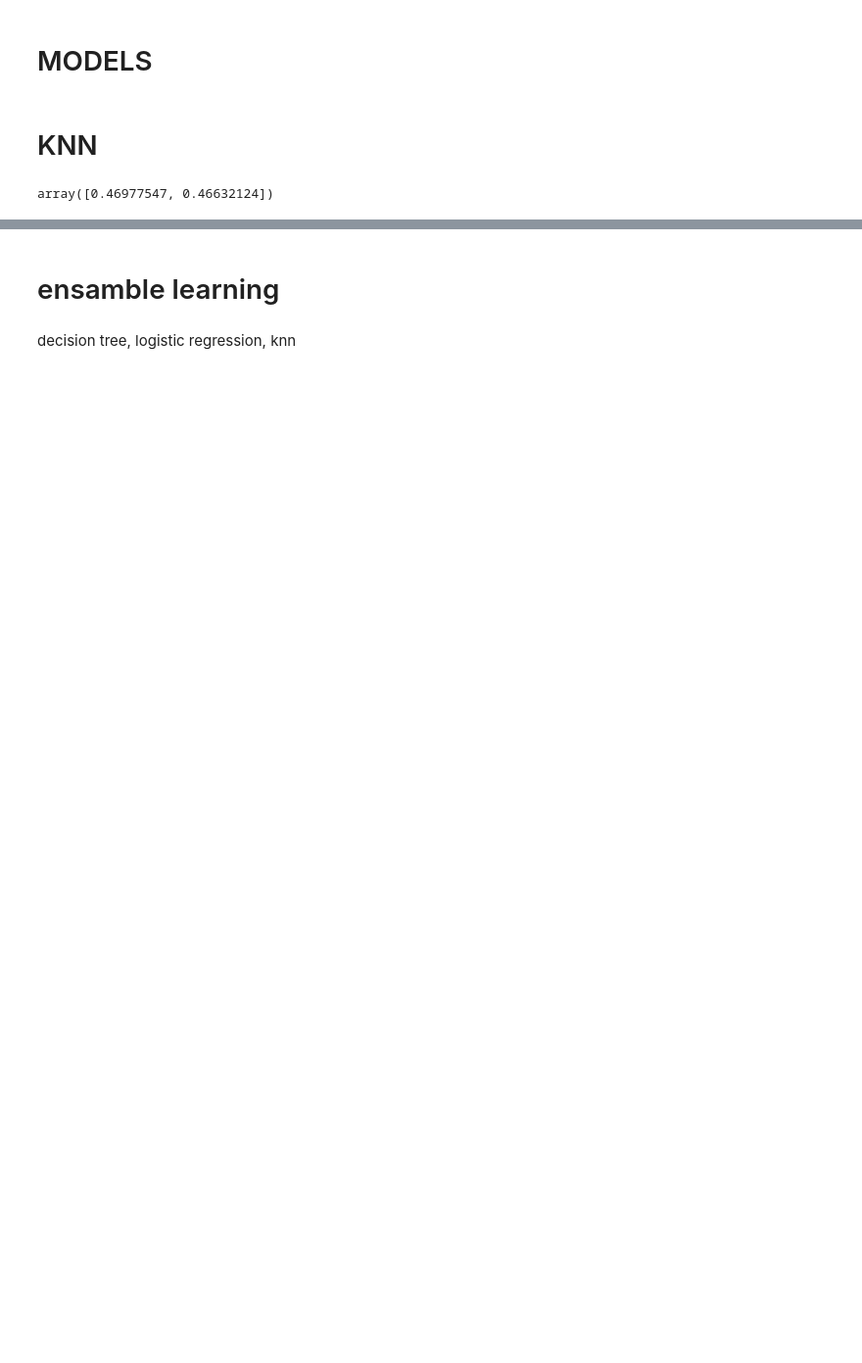
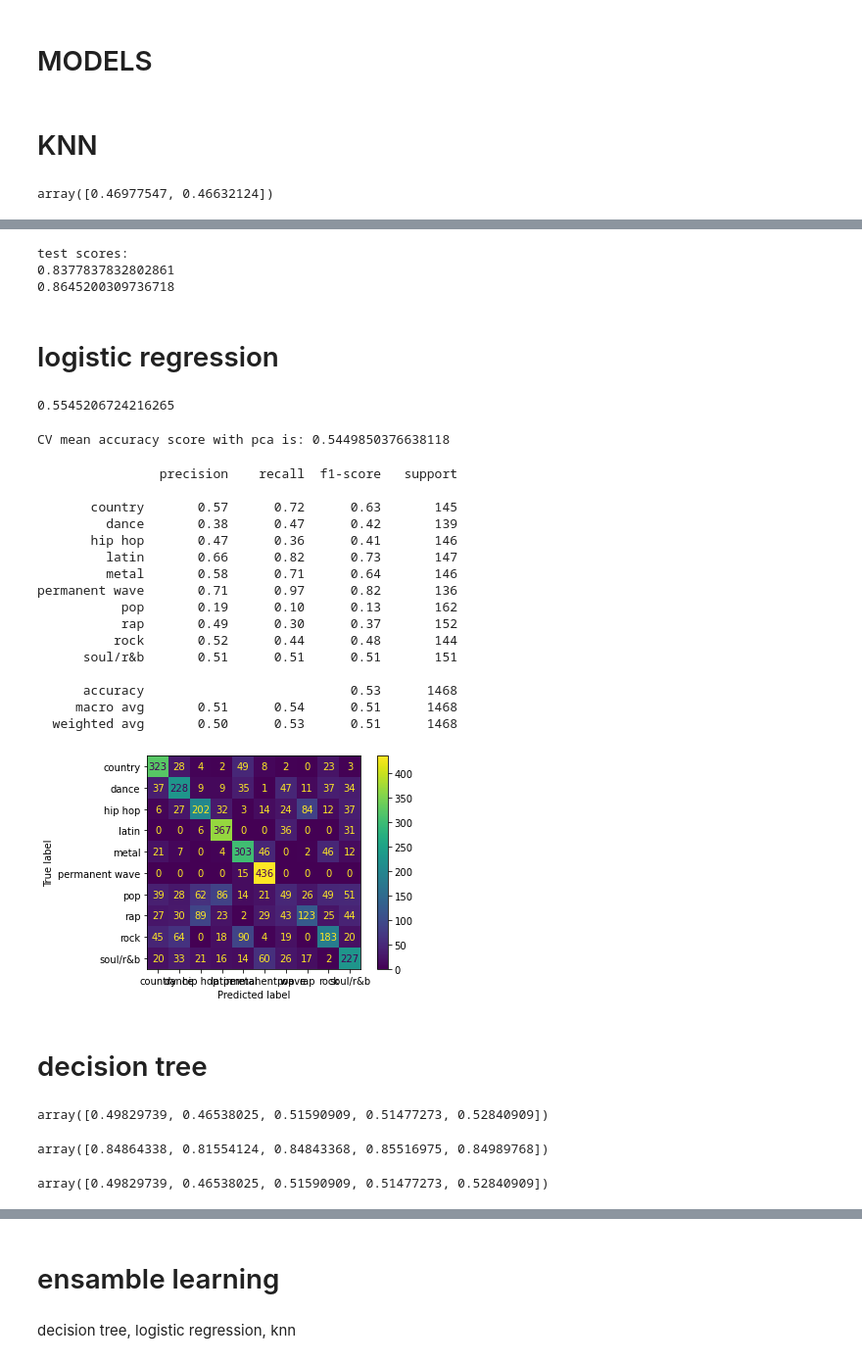
Before and after one commit to BabyBlue555/firstYear_semB_project, a Jupyter notebook: genre_classification.ipynb, the cells around one changed output, grey strips where cells are left out. Shown at 98% size. Saved outputs shown, nothing was run; the diff lists cells and outputs as text; code cells hidden in the pictures; blank space fills up the shorter version.

Commit message:
getting results for the models

```diff
--- a/genre_classification.ipynb
+++ b/genre_classification.ipynb
@@ -1737,0 +1710,10 @@ log_model_sm.score(X_train_reduced, y_sm_train)
+# %%
+print("test scores:")
+print(metrics.f1_score(y_sm_test, y_pred_knn, average='weighted',labels=np.unique(y_pred_knn)))
+print(metrics.precision_score(y_sm_test, y_pred_knn, average='weighted',labels=np.unique(y_pred_knn)))
+# %% [output]
+test scores:
+0.8377837832802861
+0.8645200309736718
+# %% [markdown]
+# logistic regression
@@ -1737,0 +1735,36 @@ log_model_sm.score(X_train_reduced, y_sm_train)
+# %%
+log_model_sm.score(X_train_reduced, y_sm_train)
+# %% [output]
+0.5545206724216265
+# %%
+# cross validation
+scores_log_sm =cross_val_score(log_model_sm, X_train_reduced,y_sm_train, cv=5, scoring='accuracy')
+print("CV mean accuracy score with pca is: " + str(scores_log_sm.mean()))
+# %% [output]
+CV mean accuracy score with pca is: 0.5449850376638118
+# %%
+y_pred_log = log_model_sm.predict(X_test_reduced)
+plot_confusion_matrix(log_model_sm,X_train_reduced,y_sm_train)
+
+print(classification_report(y_sm_test,y_pred_log))
+# metrics.accuracy_score(Y_test, y_predictknn)
+# %% [output]
+                precision    recall  f1-score   support
+
+       country       0.57      0.72      0.63       145
+         dance       0.38      0.47      0.42       139
+       hip hop       0.47      0.36      0.41       146
+         latin       0.66      0.82      0.73       147
+         metal       0.58      0.71      0.64       146
+permanent wave       0.71      0.97      0.82       136
+           pop       0.19      0.10      0.13       162
+           rap       0.49      0.30      0.37       152
+          rock       0.52      0.44      0.48       144
+      soul/r&b       0.51      0.51      0.51       151
+
+      accuracy                           0.53      1468
+     macro avg       0.51      0.54      0.51      1468
+  weighted avg       0.50      0.53      0.51      1468
+[figure, added]
+# %% [markdown]
+# decision tree
@@ -1737,0 +1784,12 @@ log_model_sm.score(X_train_reduced, y_sm_train)
+# %%
+scores3
+# %% [output]
+array([0.49829739, 0.46538025, 0.51590909, 0.51477273, 0.52840909])
+# %%
+scores2
+# %% [output]
+array([0.84864338, 0.81554124, 0.84843368, 0.85516975, 0.84989768])
+# %%
+scores
+# %% [output]
+array([0.49829739, 0.46538025, 0.51590909, 0.51477273, 0.52840909])
```
Also changed, not shown: parts of 65 cells of this notebook.
